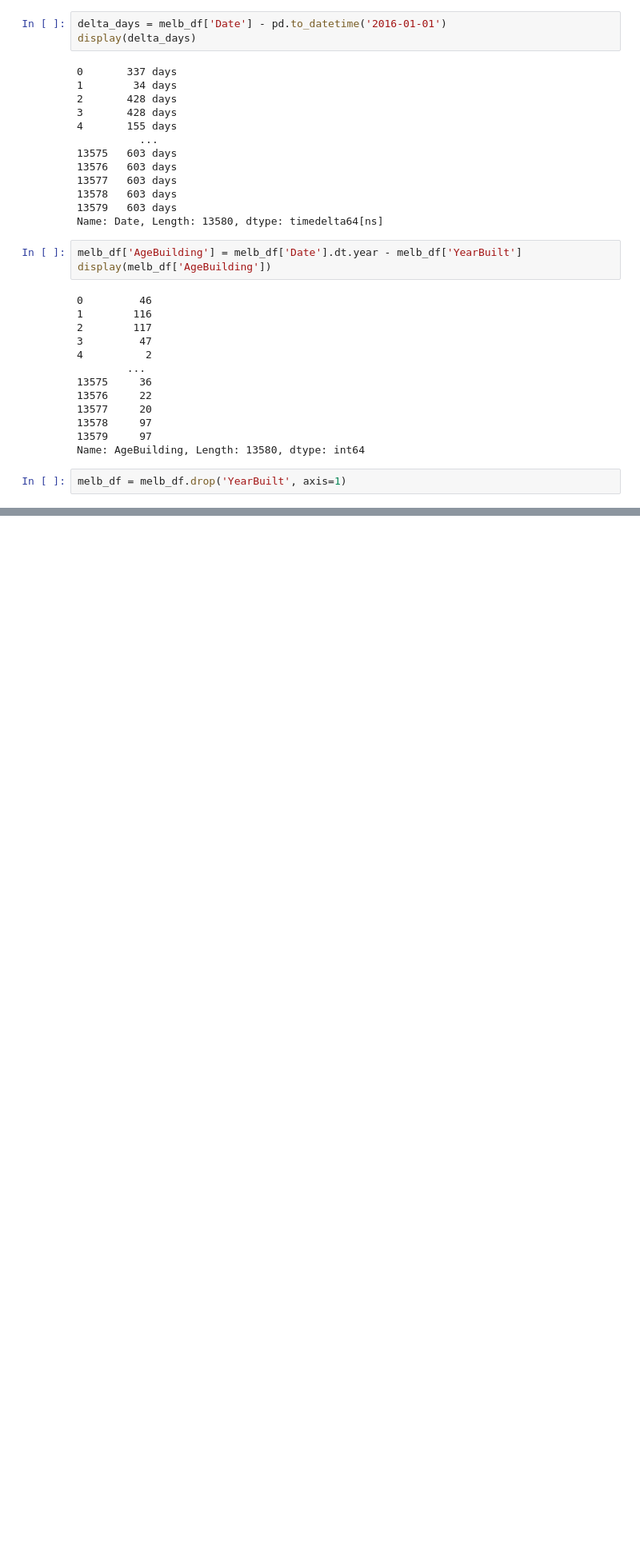
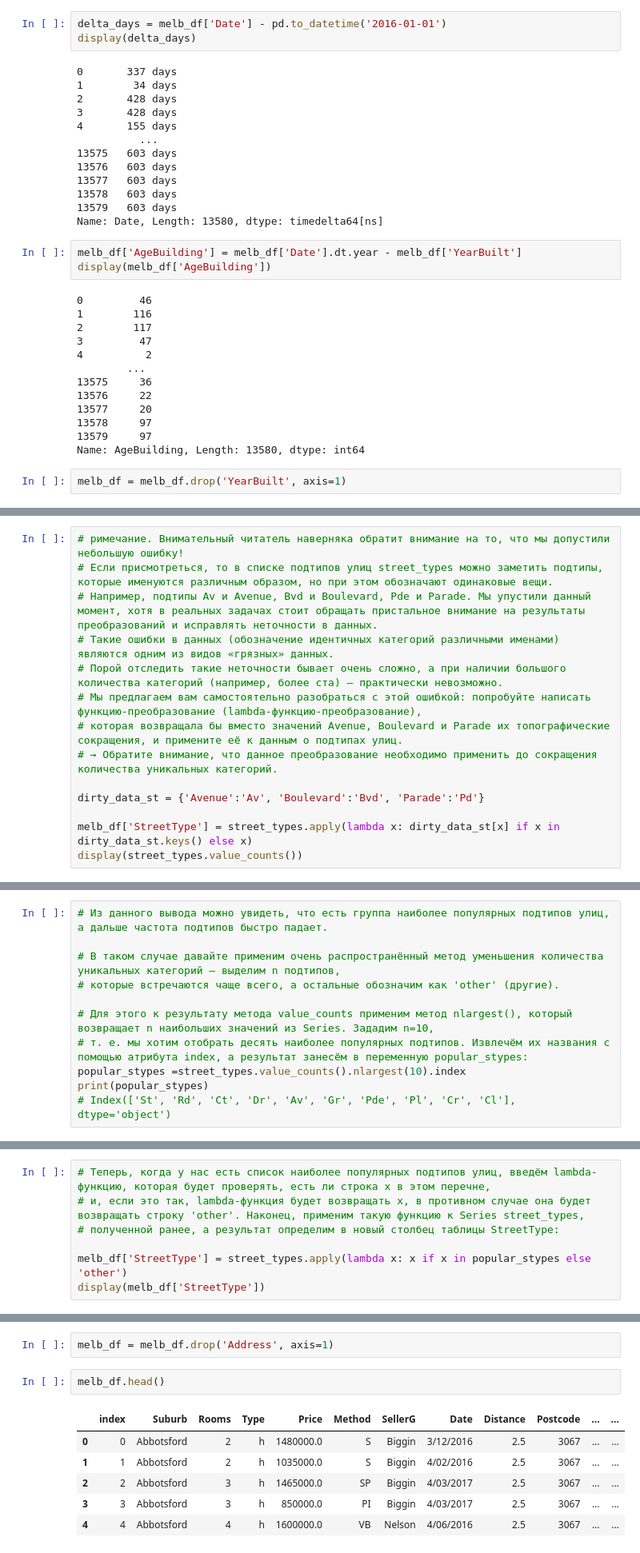
Before and after one commit to Dekoz3/VS_code, a Jupyter notebook: Задания Skillfactory/PY11_Pandas/PY11_Pandas_theory.ipynb, the cells around one changed output, grey strips where cells are left out. Shown at 80% size. Cells and saved outputs as stored; diff of their text form; blank space fills up the shorter version.

```diff
--- a/Задания Skillfactory/PY11_Pandas/PY11_Pandas_theory.ipynb
+++ b/Задания Skillfactory/PY11_Pandas/PY11_Pandas_theory.ipynb
@@ -216,0 +372,14 @@ melb_df = melb_df.drop('YearBuilt', axis=1)
+# %%
+# римечание. Внимательный читатель наверняка обратит внимание на то, что мы допустили небольшую ошибку!
+# Если присмотреться, то в списке подтипов улиц street_types можно заметить подтипы, которые именуются различным образом, но при этом обозначают одинаковые вещи.
+# Например, подтипы Av и Avenue, Bvd и Boulevard, Pde и Parade. Мы упустили данный момент, хотя в реальных задачах стоит обращать пристальное внимание на результаты преобразований и исправлять неточности в данных.
+# Такие ошибки в данных (обозначение идентичных категорий различными именами) являются одним из видов «грязных» данных.
+# Порой отследить такие неточности бывает очень сложно, а при наличии большого количества категорий (например, более ста) — практически невозможно.
+# Мы предлагаем вам самостоятельно разобраться с этой ошибкой: попробуйте написать функцию-преобразование (lambda-функцию-преобразование),
+# которая возвращала бы вместо значений Avenue, Boulevard и Parade их топографические сокращения, и примените её к данным о подтипах улиц.
+# → Обратите внимание, что данное преобразование необходимо применить до сокращения количества уникальных категорий.
+
+dirty_data_st = {'Avenue':'Av', 'Boulevard':'Bvd', 'Parade':'Pd'}
+
+melb_df['StreetType'] = street_types.apply(lambda x: dirty_data_st[x] if x in dirty_data_st.keys() else x)
+display(street_types.value_counts())
@@ -216,0 +404,11 @@ melb_df = melb_df.drop('YearBuilt', axis=1)
+# %%
+# Из данного вывода можно увидеть, что есть группа наиболее популярных подтипов улиц, а дальше частота подтипов быстро падает.
+
+# В таком случае давайте применим очень распространённый метод уменьшения количества уникальных категорий — выделим n подтипов,
+# которые встречаются чаще всего, а остальные обозначим как 'other' (другие).
+
+# Для этого к результату метода value_counts применим метод nlargest(), который возвращает n наибольших значений из Series. Зададим n=10,
+# т. е. мы хотим отобрать десять наиболее популярных подтипов. Извлечём их названия с помощью атрибута index, а результат занесём в переменную popular_stypes:
+popular_stypes =street_types.value_counts().nlargest(10).index
+print(popular_stypes)
+# Index(['St', 'Rd', 'Ct', 'Dr', 'Av', 'Gr', 'Pde', 'Pl', 'Cr', 'Cl'], dtype='object')
@@ -216,0 +417,7 @@ melb_df = melb_df.drop('YearBuilt', axis=1)
+# %%
+# Теперь, когда у нас есть список наиболее популярных подтипов улиц, введём lambda-функцию, которая будет проверять, есть ли строка x в этом перечне,
+# и, если это так, lambda-функция будет возвращать x, в противном случае она будет возвращать строку 'other'. Наконец, применим такую функцию к Series street_types,
+# полученной ранее, а результат определим в новый столбец таблицы StreetType:
+
+melb_df['StreetType'] = street_types.apply(lambda x: x if x in popular_stypes else 'other')
+display(melb_df['StreetType'])
@@ -216,0 +437,11 @@ melb_df = melb_df.drop('YearBuilt', axis=1)
+# %%
+melb_df = melb_df.drop('Address', axis=1)
+# %%
+melb_df.head()
+# %% [output]
+|  | index | Suburb | Rooms | Type | Price | Method | SellerG | Date | Distance | Postcode | ... | ... |
+| 0 | 0 | Abbotsford | 2 | h | 1480000.0 | S | Biggin | 3/12/2016 | 2.5 | 3067 | ... | ... |
+| 1 | 1 | Abbotsford | 2 | h | 1035000.0 | S | Biggin | 4/02/2016 | 2.5 | 3067 | ... | ... |
+| 2 | 2 | Abbotsford | 3 | h | 1465000.0 | SP | Biggin | 4/03/2017 | 2.5 | 3067 | ... | ... |
+| 3 | 3 | Abbotsford | 3 | h | 850000.0 | PI | Biggin | 4/03/2017 | 2.5 | 3067 | ... | ... |
+| 4 | 4 | Abbotsford | 4 | h | 1600000.0 | VB | Nelson | 4/06/2016 | 2.5 | 3067 | ... | ... |
```
Also changed, not shown: parts of 19 cells of this notebook, 2 other files.
